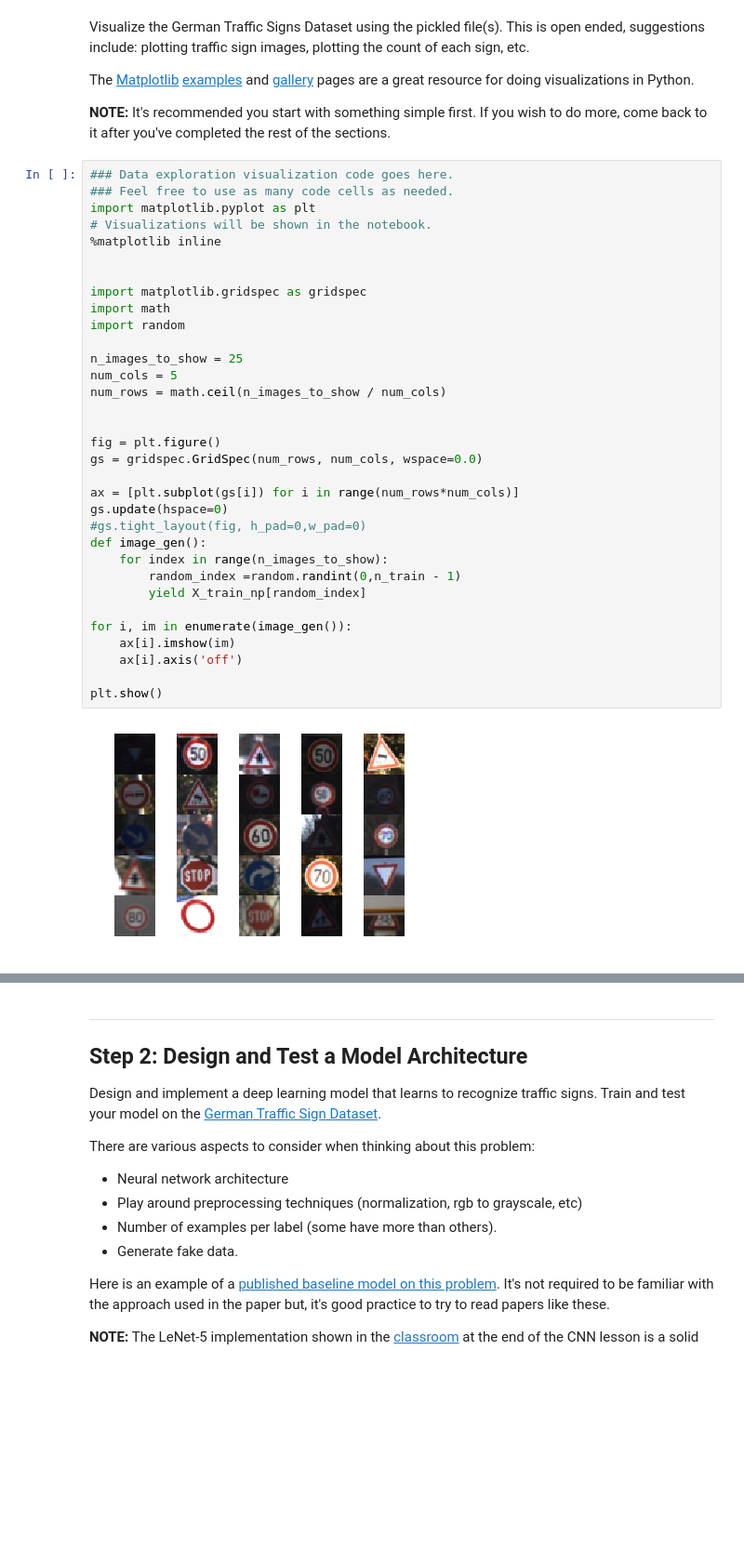
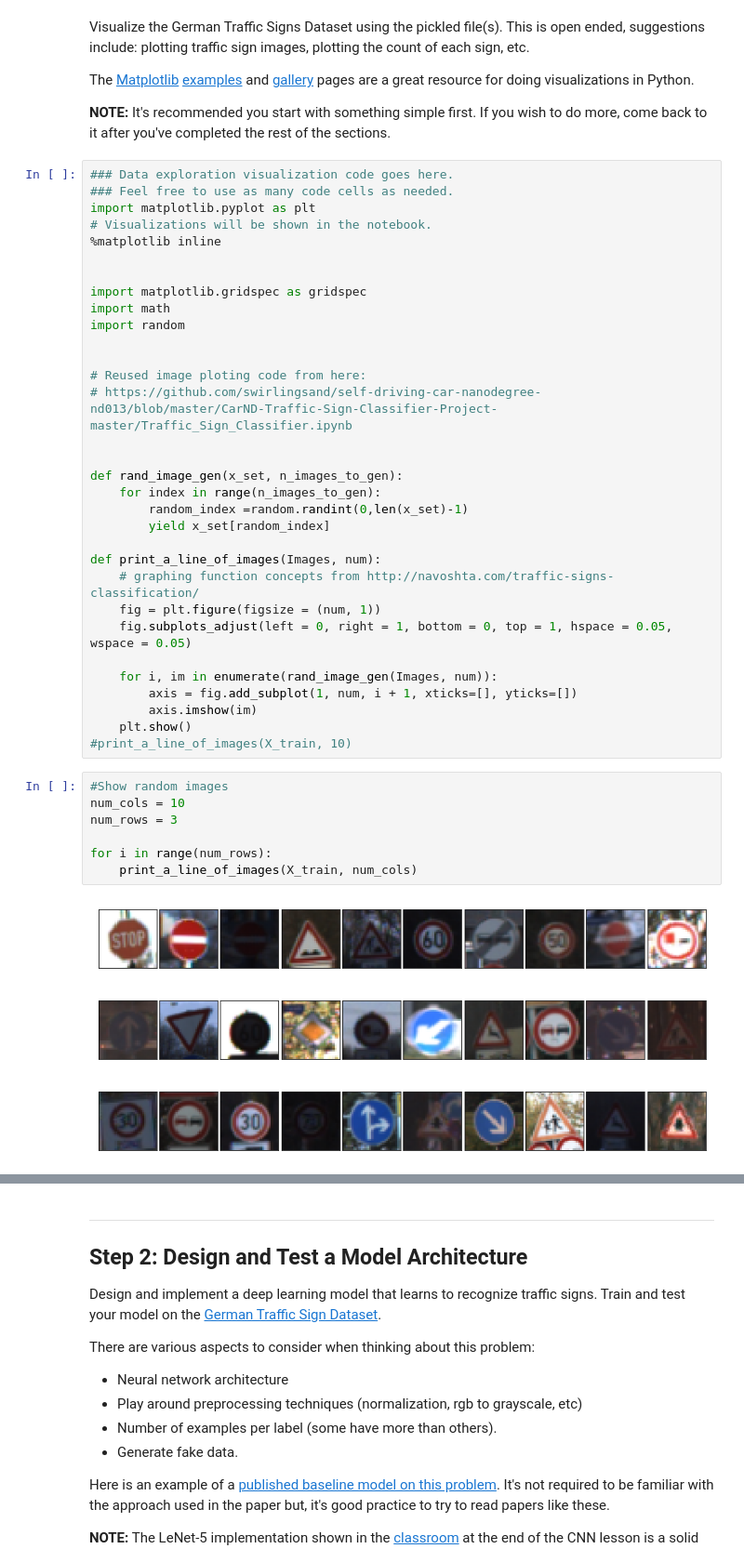
Before and after one commit to josemacenteno/CarND-Traffic-Sign-Classifier-Project, a Jupyter notebook: Traffic_Sign_Classifier.ipynb, the cells around one changed output, grey strips where cells are left out. Shown at 93% size. Cells and saved outputs as stored; diff of their text form; blank space fills up the shorter version.

```diff
--- a/Traffic_Sign_Classifier.ipynb
+++ b/Traffic_Sign_Classifier.ipynb
@@ -107,29 +119,37 @@ import matplotlib.gridspec as gridspec
 import math
 import random
 
-n_images_to_show = 25
-num_cols = 5
-num_rows = math.ceil(n_images_to_show / num_cols)
+
+# Reused image ploting code from here:
+# https://github.com/swirlingsand/self-driving-car-nanodegree-nd013/blob/master/CarND-Traffic-Sign-Classifier-Project-master/Traffic_Sign_Classifier.ipynb
 
 
-fig = plt.figure()
-gs = gridspec.GridSpec(num_rows, num_cols, wspace=0.0)
+def rand_image_gen(x_set, n_images_to_gen):
+    for index in range(n_images_to_gen):
+        random_index =random.randint(0,len(x_set)-1)
+        yield x_set[random_index]
 
-ax = [plt.subplot(gs[i]) for i in range(num_rows*num_cols)]
-gs.update(hspace=0)
-#gs.tight_layout(fig, h_pad=0,w_pad=0)
-def image_gen():
-    for index in range(n_images_to_show):
-        random_index =random.randint(0,n_train - 1)
-        yield X_train_np[random_index]
+def print_a_line_of_images(Images, num):
+    # graphing function concepts from http://navoshta.com/traffic-signs-classification/
+    fig = plt.figure(figsize = (num, 1))
+    fig.subplots_adjust(left = 0, right = 1, bottom = 0, top = 1, hspace = 0.05, wspace = 0.05)
 
-for i, im in enumerate(image_gen()):
-    ax[i].imshow(im)
-    ax[i].axis('off')
-
-plt.show()
+    for i, im in enumerate(rand_image_gen(Images, num)):
+        axis = fig.add_subplot(1, num, i + 1, xticks=[], yticks=[])
+        axis.imshow(im)
+    plt.show()
+#print_a_line_of_images(X_train, 10)
-# %% [output]
-[figure, removed]
+# %%
+#Show random images
+num_cols = 10
+num_rows = 3
+
+for i in range(num_rows):
+    print_a_line_of_images(X_train, num_cols)
+# %% [output]
+[figure, added]
+[figure, added]
+[figure, added]
 # %%
 import matplotlib.pyplot as plt
 # Visualizations will be shown in the notebook.
```
Also changed, not shown: parts of 10 cells of this notebook.
